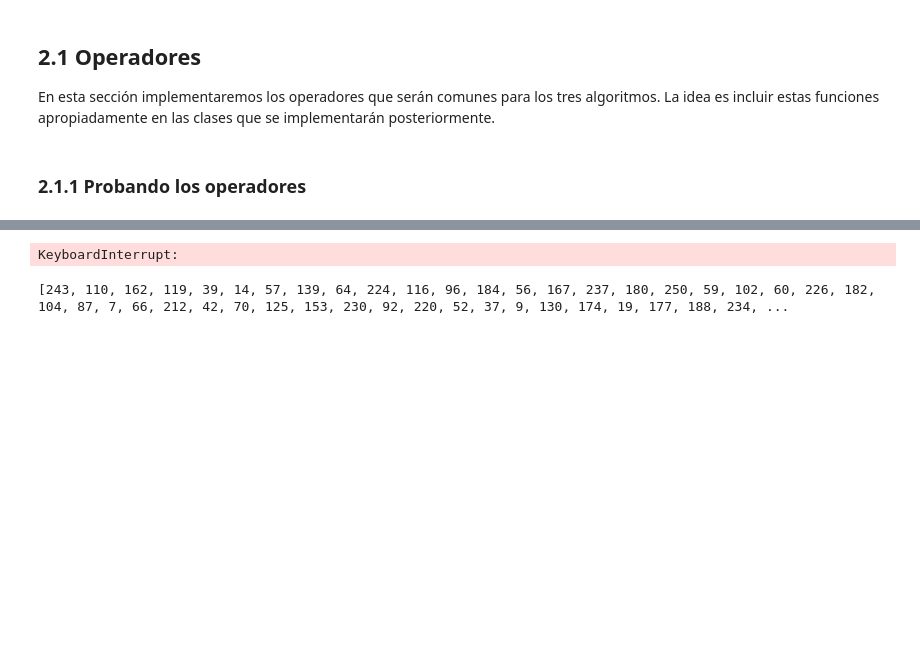
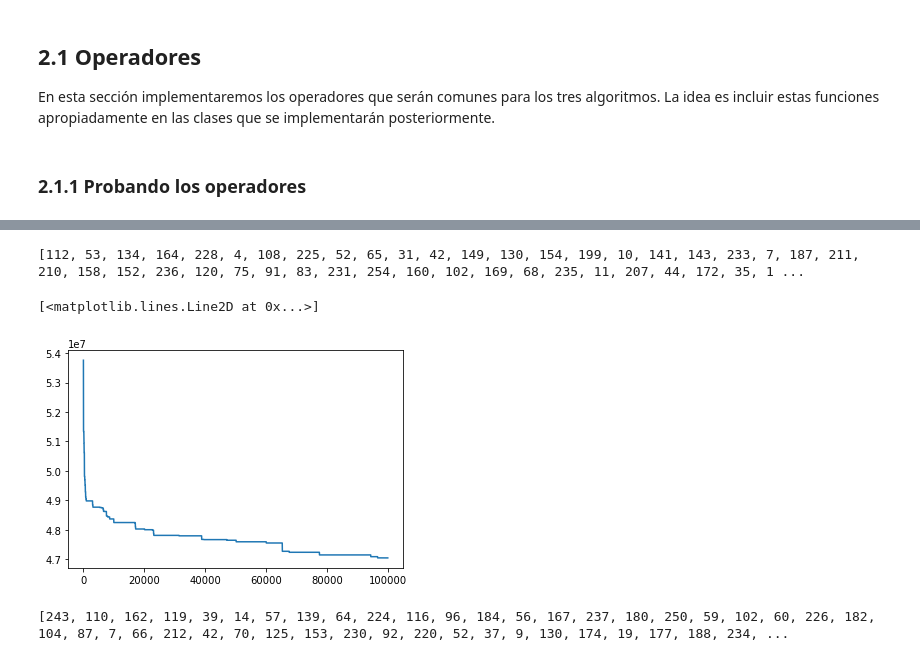
Before and after one commit to pnovoa/practic, a Jupyter notebook: practica_5.ipynb, the cells around one changed output, grey strips where cells are left out. Saved outputs shown, nothing was run; the diff lists cells and outputs as text; code cells hidden in the pictures; blank space fills up the shorter version.

```diff
--- a/practica_5.ipynb
+++ b/practica_5.ipynb
@@ -386,17 +386,19 @@ class TraditionalGA:
 # %%
 np.random.seed(1234)
 
 problem = QAProblem.build_from_file(path="tai256c.dat")
 
-ga_alg = TraditionalGA(qa_problem=problem, pop_size=300, crossover_rate=0.9, mutation_rate=0.015)
+ga_alg = TraditionalGA(qa_problem=problem, pop_size=100, crossover_rate=0.9, mutation_rate=0.015)
 
 ga_alg(max_gens=1000)
 
 print(problem.best_sol)
 
 plt.plot(problem.best_fit_record)
 # %% [output]
-KeyboardInterrupt:
+[112, 53, 134, 164, 228, 4, 108, 225, 52, 65, 31, 42, 149, 130, 154, 199, 10, 141, 143, 233, 7, 187, 211, 210, 158, 152, 236, 120, 75, 91, 83, 231, 254, 160, 102, 169, 68, 235, 11, 207, 44, 172, 35, 1 ...
+[<matplotlib.lines.Line2D at 0x...>]
+[figure, added]
 # %%
 print(problem.best_sol)
 # %% [output]
```
Also changed, not shown: parts of 3 cells of this notebook.
